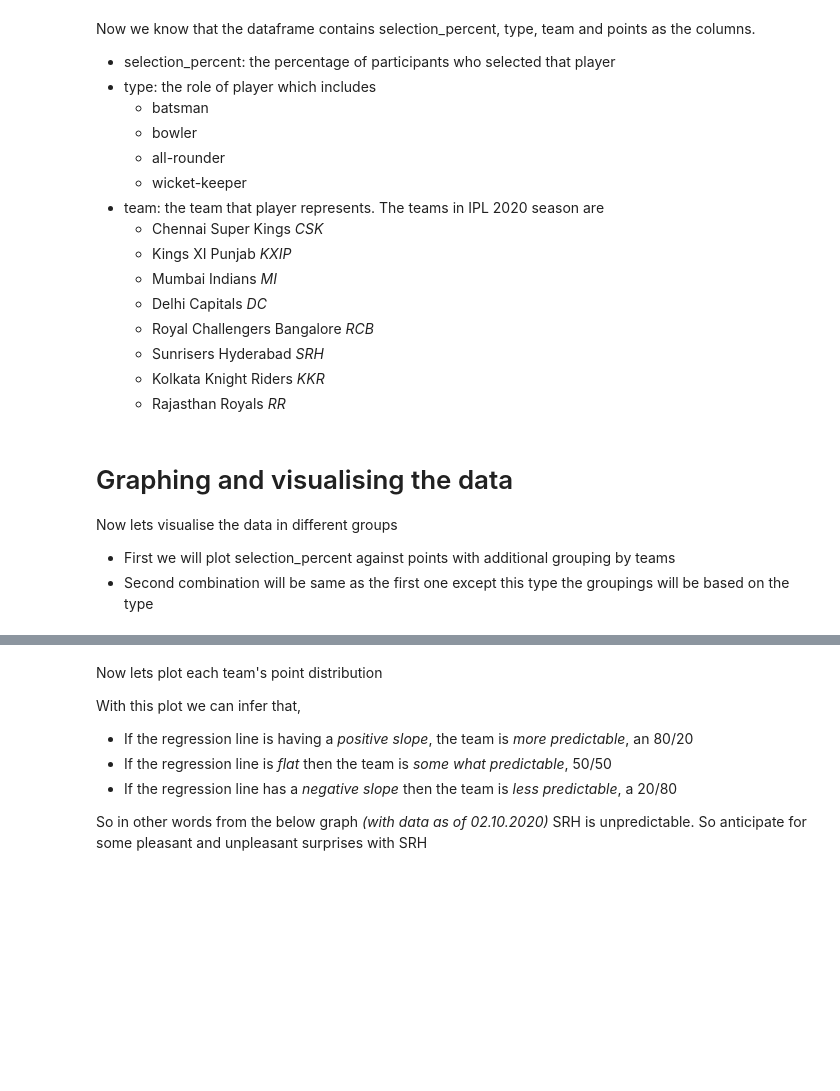
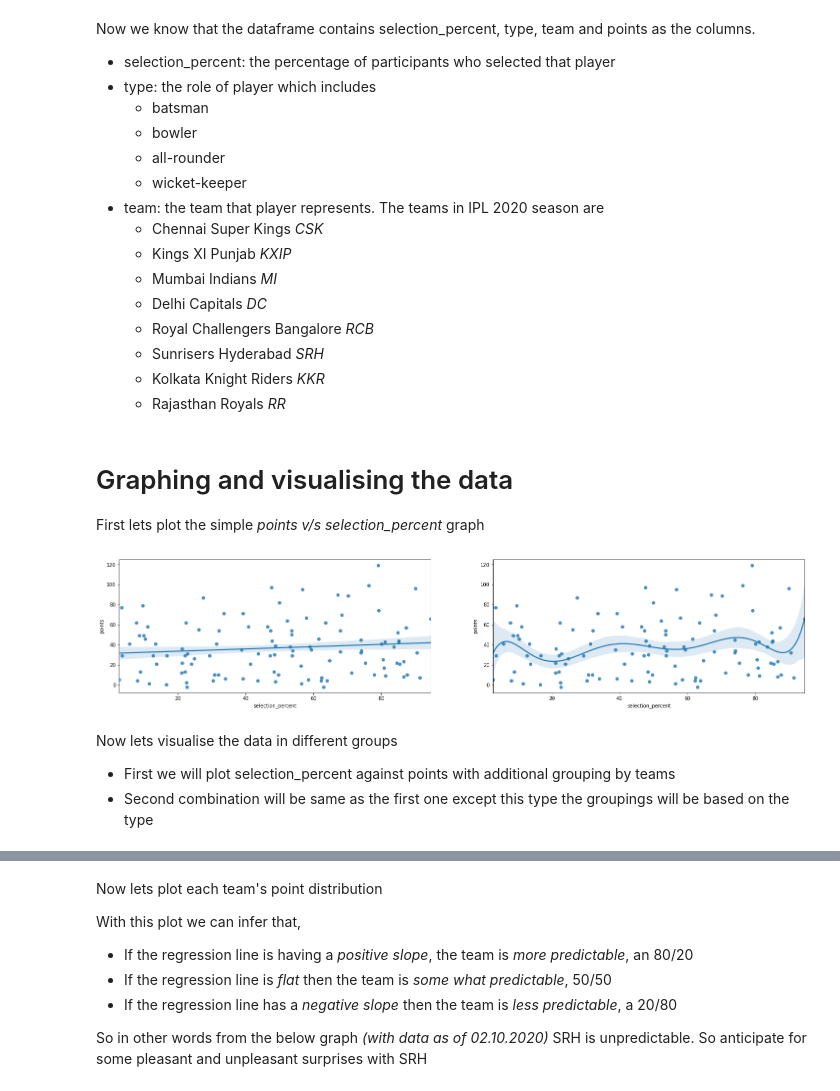
Before and after one commit to sarathsajan/dream11-predictor, a Jupyter notebook: Dream11_predictor.ipynb, the cells around one changed output, grey strips where cells are left out. Drawn from its saved outputs; the diff is of its cells as text; code cells hidden in the pictures; blank space fills up the shorter version.

```diff
--- a/Dream11_predictor.ipynb
+++ b/Dream11_predictor.ipynb
@@ -70,9 +72,20 @@ Now we know that the dataframe contains selection_percent, type, team and points
   * Sunrisers Hyderabad *SRH*
   * Kolkata Knight Riders *KKR*
   * Rajasthan Royals *RR*
+# %% [markdown]
+# Graphing and visualising the data
+
+First lets plot the simple *points v/s selection_percent* graph
+# %%
+fig, axis = plt.subplots(1, 2, figsize=(25,5))
+sns.regplot(data=df, x='selection_percent', y='points', ci=80, order=1, ax=axis[0])
+sns.regplot(data=df, x='selection_percent', y='points', ci=80, order=7, ax=axis[1]);
+
+#curve = np.polyfit(x=df['selection_percent'], y=df['points'], deg=7)
+#print (curve)
+# %% [output]
+[figure, added]
 # %% [markdown]
-# Graphing and visualising the data
-
 Now lets visualise the data in different groups
 * First we will plot selection_percent against points with additional grouping by teams
 * Second combination will be same as the first one except this type the groupings will be based on the type
```
Also changed, not shown: parts of 9 cells of this notebook.
